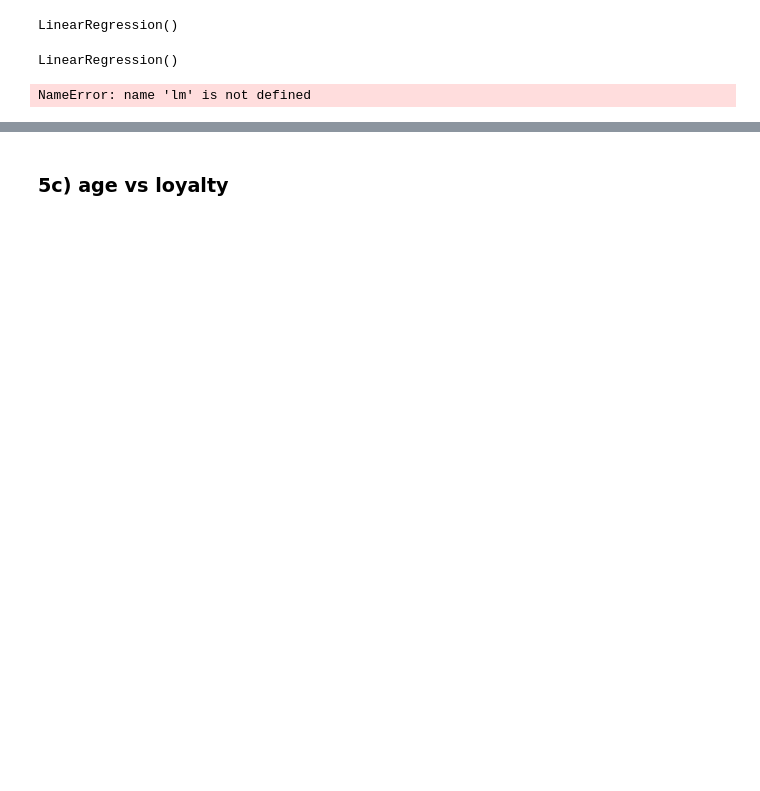
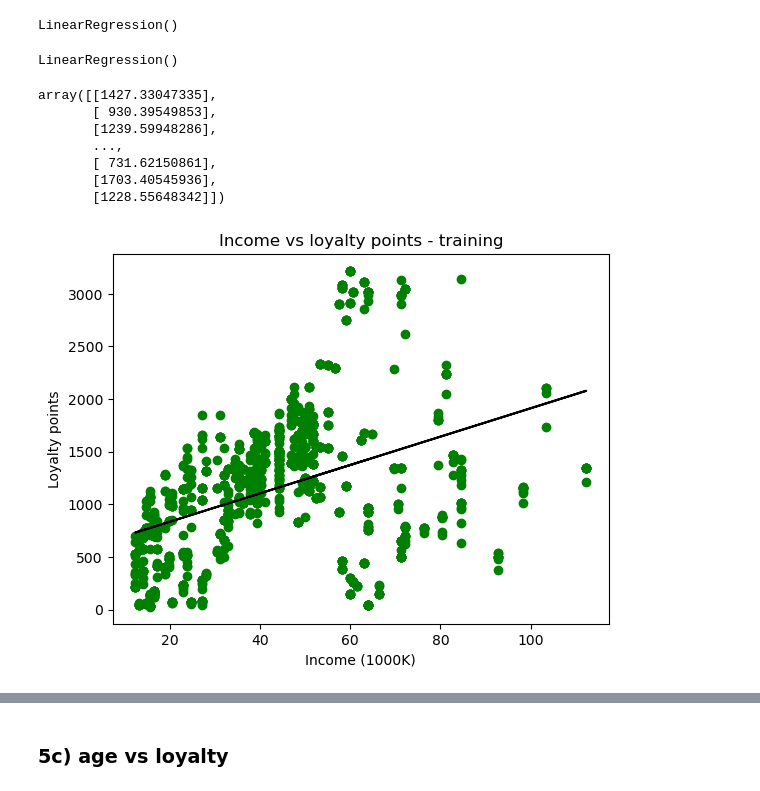
Before and after one commit to beata-faitli/Turtle-Games, a Jupyter notebook: Faitli_Beata_DA301_Assignment_Notebook.ipynb, the cells around one changed output, grey strips where cells are left out. Cells and saved outputs as stored; diff of their text form; code cells hidden in the pictures; blank space fills up the shorter version.

```diff
--- a/Faitli_Beata_DA301_Assignment_Notebook.ipynb
+++ b/Faitli_Beata_DA301_Assignment_Notebook.ipynb
@@ -799,24 +825,32 @@ lr.fit(x_train, y_train)
 LinearRegression()
 # %%
 # Predict the training set values.
-y_pred = lm.predict(x_train)
+y_pred = lr.predict(x_train)
 
 # View the output.
 y_pred
 # %% [output]
-NameError: name 'lm' is not defined
+array([[1427.33047335],
+       [ 930.39549853],
+       [1239.59948286],
+       ...,
+       [ 731.62150861],
+       [1703.40545936],
+       [1228.55648342]])
 # %%
 # Create a scatterplot with a regression line.
 plt.scatter(x_train, y_train, color = 'green')
 plt.plot(x_train, y_pred, color = 'black')
 
 # Set the title and legends for the graph.
 plt.title("Income vs loyalty points - training")
-plt.xlabel("Income")
+plt.xlabel("Income (1000K)")
 plt.ylabel("Loyalty points")
 
 # Print the graph.
 plt.show()
+# %% [output]
+[figure, added]
 # %%
 # Visualise the test set.
 plt.scatter(x_test, y_test, color = 'green')
```
Also changed, not shown: parts of 78 cells of this notebook.
